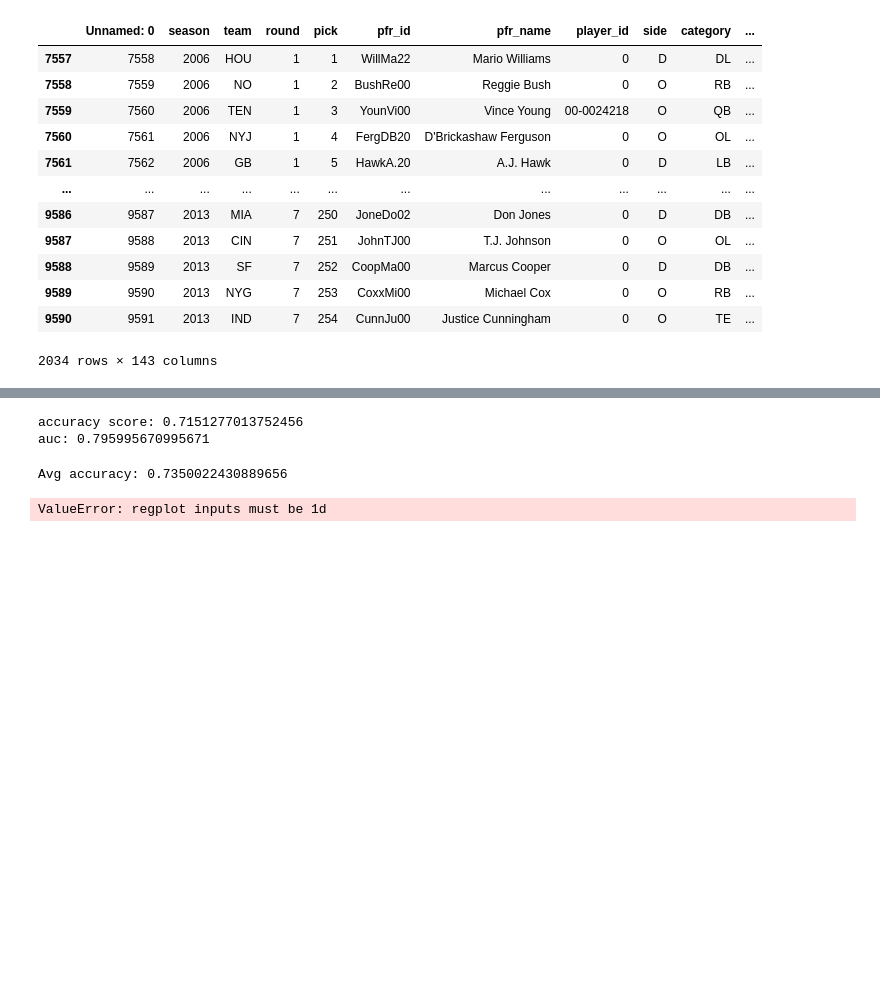
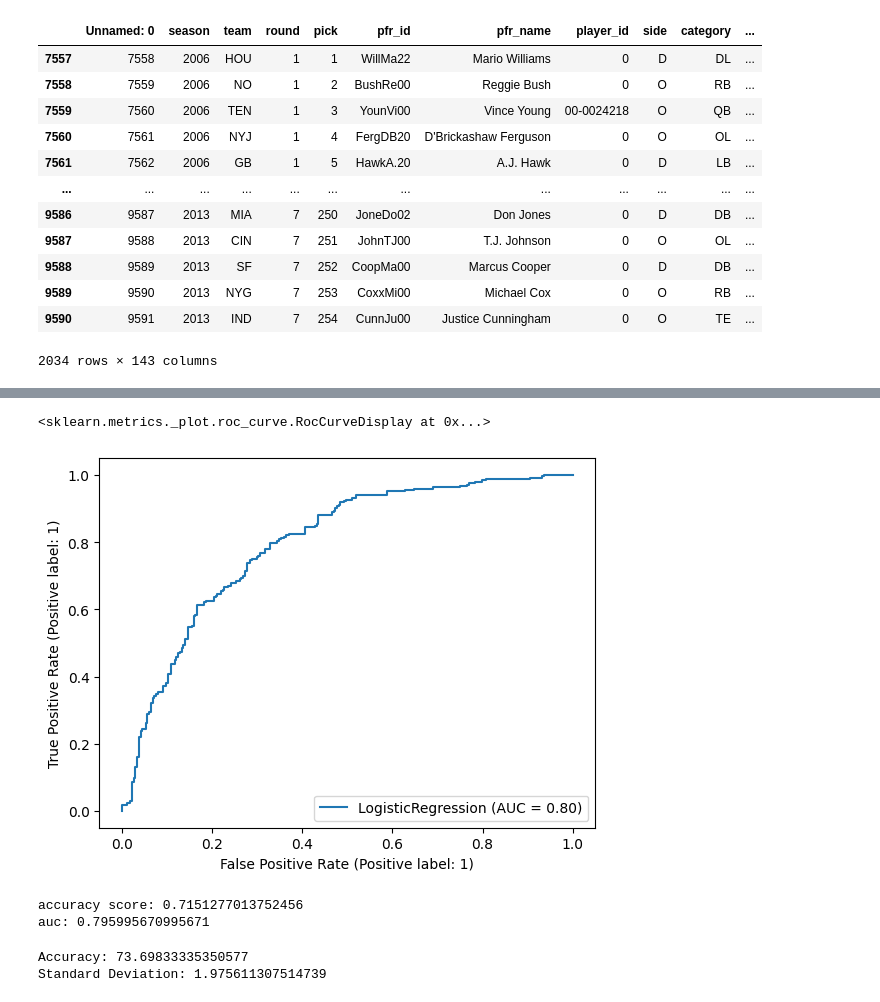
Before and after one commit to jonathannotis/nfl-player-success-ml, a Jupyter notebook: main.ipynb, the cells around one changed output, grey strips where cells are left out. Cells and saved outputs as stored; diff of their text form; code cells hidden in the pictures; blank space fills up the shorter version.

```diff
--- a/main.ipynb
+++ b/main.ipynb
@@ -15,25 +15,3 @@ drafts.drop(
     drafts.index[drafts['season'] < 2006], inplace=True)
 drafts.drop(
     drafts.index[drafts['season'] >= 2019-5], inplace=True)
-# %%
-players = {2006: [], 2007: [], 2008: [], 2009: [], 2010: [],
-           2011: [], 2012: [], 2013: [], 2014: [], 2015: [], 2016: [],  2017: [], 2018: [], 2019: []}
-
-for index, row in rosters.iterrows():
-
-    isPlaying = row['playerid'] not in drafts['pfr_id'].values
-    for i in players.values():
-        if row['playerid'] in i:
-            isPlaying = True
-            break
-
-    if not isPlaying:
-
-
-
-        drow = drafts.loc[(drafts['pfr_id'] ==
-                           row['playerid']) & ((drafts['season'] + 5) == row['season'])]
-        if drow.empty:
-            continue
-
-        players[int(drow['season']) + 5].append(row['playerid'])
@@ -196 +217,8 @@ print(y_pred)
+# %%
+from sklearn import metrics
+
+metrics.plot_roc_curve(logreg, X_test, y_test)
+# %% [output]
+<sklearn.metrics._plot.roc_curve.RocCurveDisplay at 0x...>
+[figure, added]
 # %%
@@ -215,18 +239,13 @@ model = LogisticRegression(solver='liblinear')
 X = player_profiles[feature_cols]
 y = player_profiles['5_years_later']
 
-kf = KFold(n_splits=4)
+kf = KFold(n_splits=5)
 acc_score = []
 
 result = cross_val_score(model , X, y, cv = kf)
 
 
-print("Avg accuracy: {}".format(result.mean()))
+print("Accuracy: {}\nStandard Deviation: {}".format(result.mean()*100.0, result.std()*100.0))
 # %% [output]
-Avg accuracy: 0.7350022430889656
+Accuracy: 73.69833335350577
+Standard Deviation: 1.975611307514739
-# %%
-import seaborn as sns
-
-sns.regplot(x=X, y=y, data=player_profiles, logistic=True)
-# %% [output]
-ValueError: regplot inputs must be 1d
```
Also changed, not shown: parts of 13 cells of this notebook, 1 other file.
